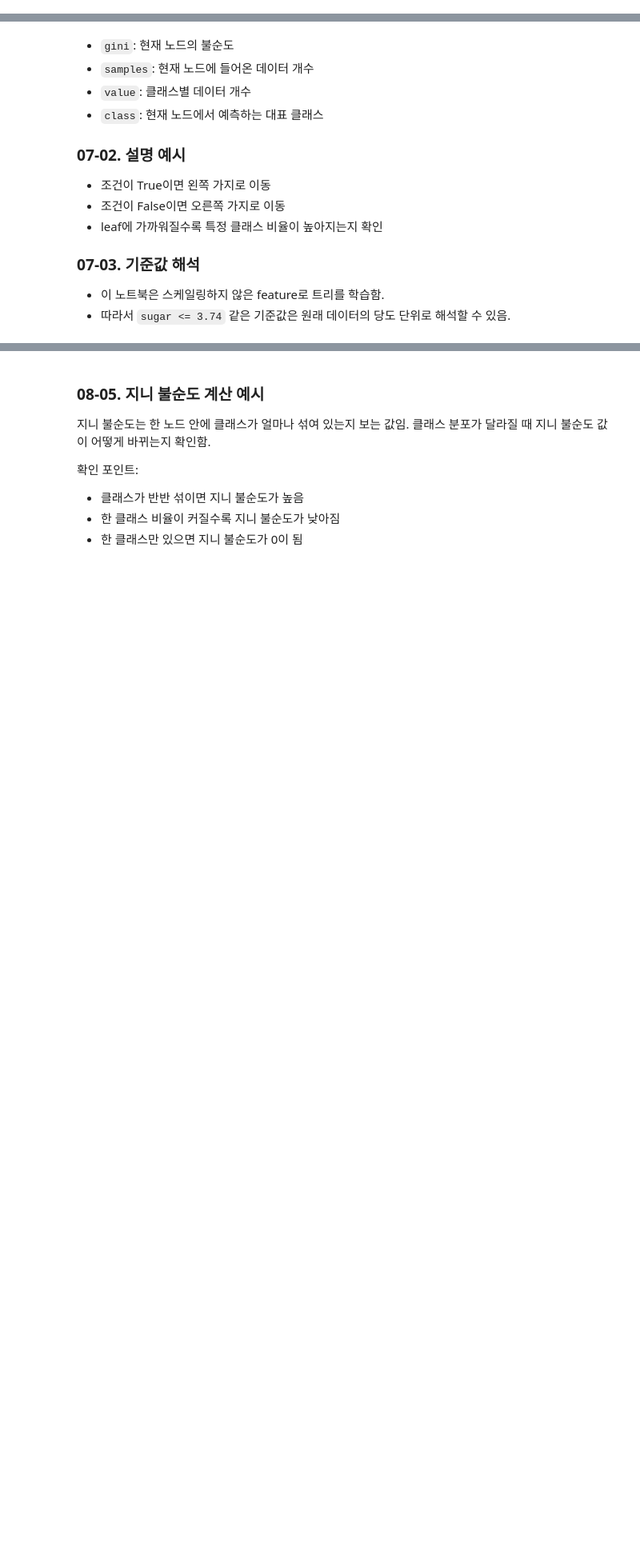
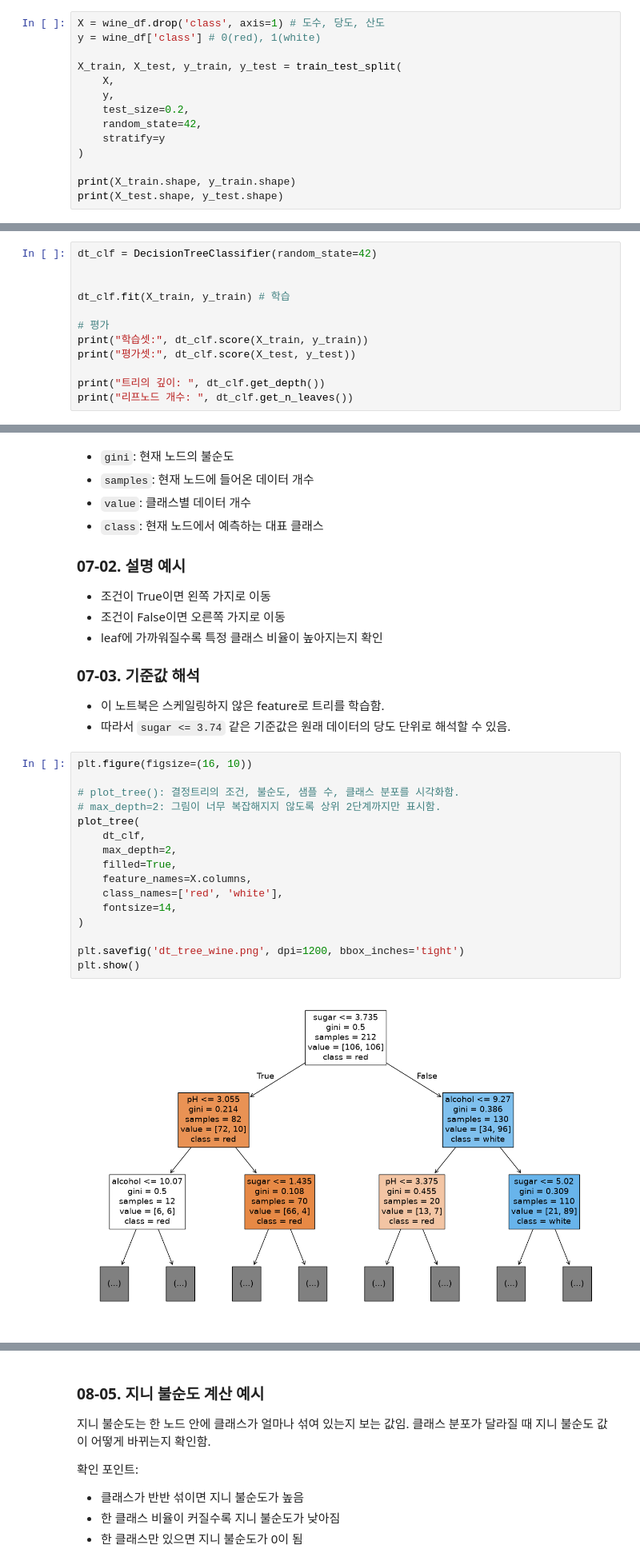
Before and after one commit to skn-family-ai-studybank/06_machine_learning, a Jupyter notebook: 04_decision_tree_svm/01_decision_tree_classifier.ipynb, the cells around one changed output, grey strips where cells are left out. Shown at 80% size. Saved outputs shown, nothing was run; the diff lists cells and outputs as text; blank space fills up the shorter version.

```diff
--- a/04_decision_tree_svm/01_decision_tree_classifier.ipynb
+++ b/04_decision_tree_svm/01_decision_tree_classifier.ipynb
@@ -99,3 +141,17 @@ from sklearn.tree import DecisionTreeClassifier, plot_tree
 - 결정트리는 feature의 크기를 거리나 회귀계수처럼 직접 비교하는 모델이 아님.
 - 따라서 KNN, SVM, 선형 모델과 달리 스케일링이 필수는 아님.
 - 예를 들어 `sugar <= 3.74`처럼 나오면 원래 당도 기준으로 해석할 수 있음.
+# %%
+X = wine_df.drop('class', axis=1) # 도수, 당도, 산도
+y = wine_df['class'] # 0(red), 1(white)
+
+X_train, X_test, y_train, y_test = train_test_split(
+    X,
+    y,
+    test_size=0.2,
+    random_state=42,
+    stratify=y
+)
+
+print(X_train.shape, y_train.shape)
+print(X_test.shape, y_test.shape)
@@ -116,3 +175,15 @@ from sklearn.tree import DecisionTreeClassifier, plot_tree
 - 분류 모델의 `score()` 기본값은 accuracy(정확도)
 - accuracy는 전체 데이터 중 맞힌 비율
 - 학습셋 점수와 평가셋 점수를 함께 비교해야 함
+# %%
+dt_clf = DecisionTreeClassifier(random_state=42)
+
+
+dt_clf.fit(X_train, y_train) # 학습
+
+# 평가
+print("학습셋:", dt_clf.score(X_train, y_train))
+print("평가셋:", dt_clf.score(X_test, y_test))
+
+print("트리의 깊이: ", dt_clf.get_depth())
+print("리프노드 개수: ", dt_clf.get_n_leaves())
@@ -143,6 +237,24 @@ from sklearn.tree import DecisionTreeClassifier, plot_tree
 ### 07-03. 기준값 해석
 - 이 노트북은 스케일링하지 않은 feature로 트리를 학습함.
 - 따라서 `sugar <= 3.74` 같은 기준값은 원래 데이터의 당도 단위로 해석할 수 있음.
+# %%
+plt.figure(figsize=(16, 10))
+
+# plot_tree(): 결정트리의 조건, 불순도, 샘플 수, 클래스 분포를 시각화함.
+# max_depth=2: 그림이 너무 복잡해지지 않도록 상위 2단계까지만 표시함.
+plot_tree(
+    dt_clf,
+    max_depth=2,
+    filled=True,
+    feature_names=X.columns,
+    class_names=['red', 'white'],
+    fontsize=14,
+)
+
+plt.savefig('dt_tree_wine.png', dpi=1200, bbox_inches='tight')
+plt.show()
+# %% [output]
+[figure, added]
 # %% [markdown]
 ## 08. 정보이득과 불순도
 
```
Also changed, not shown: parts of 8 cells of this notebook, 3 other files.
